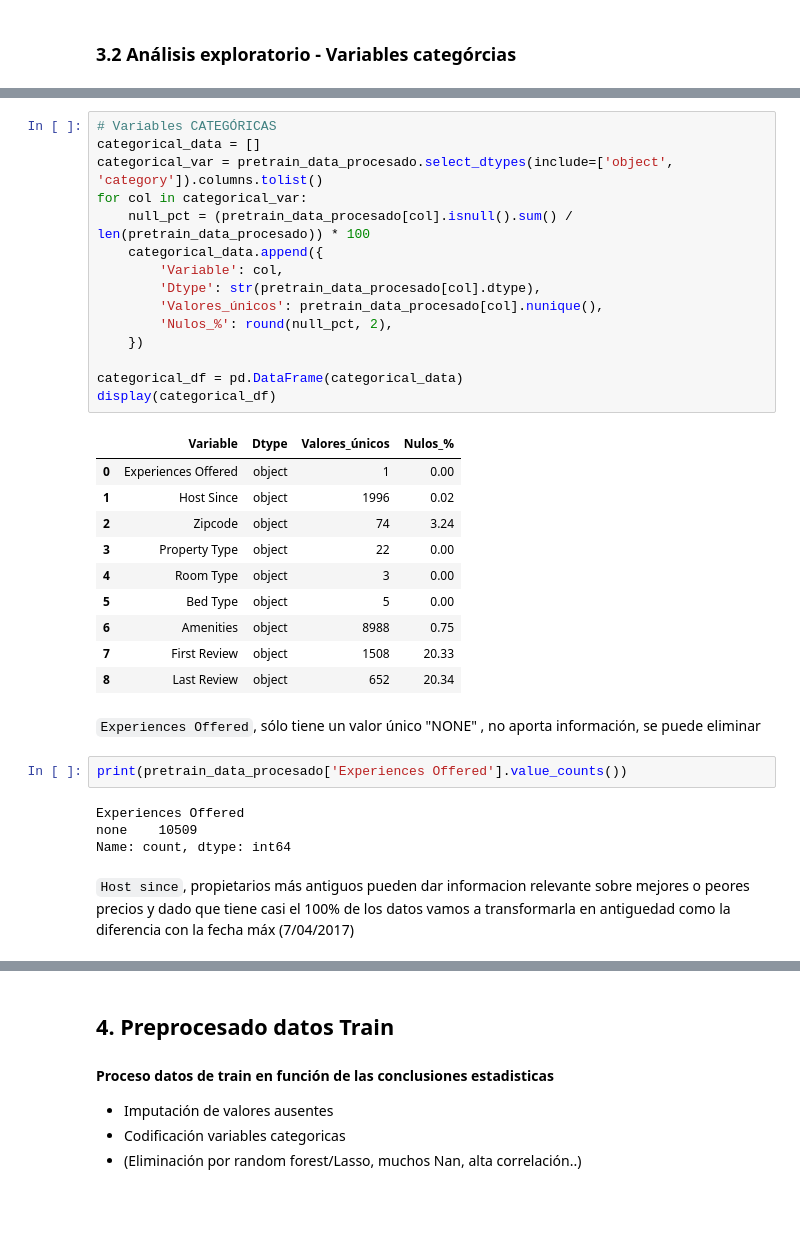
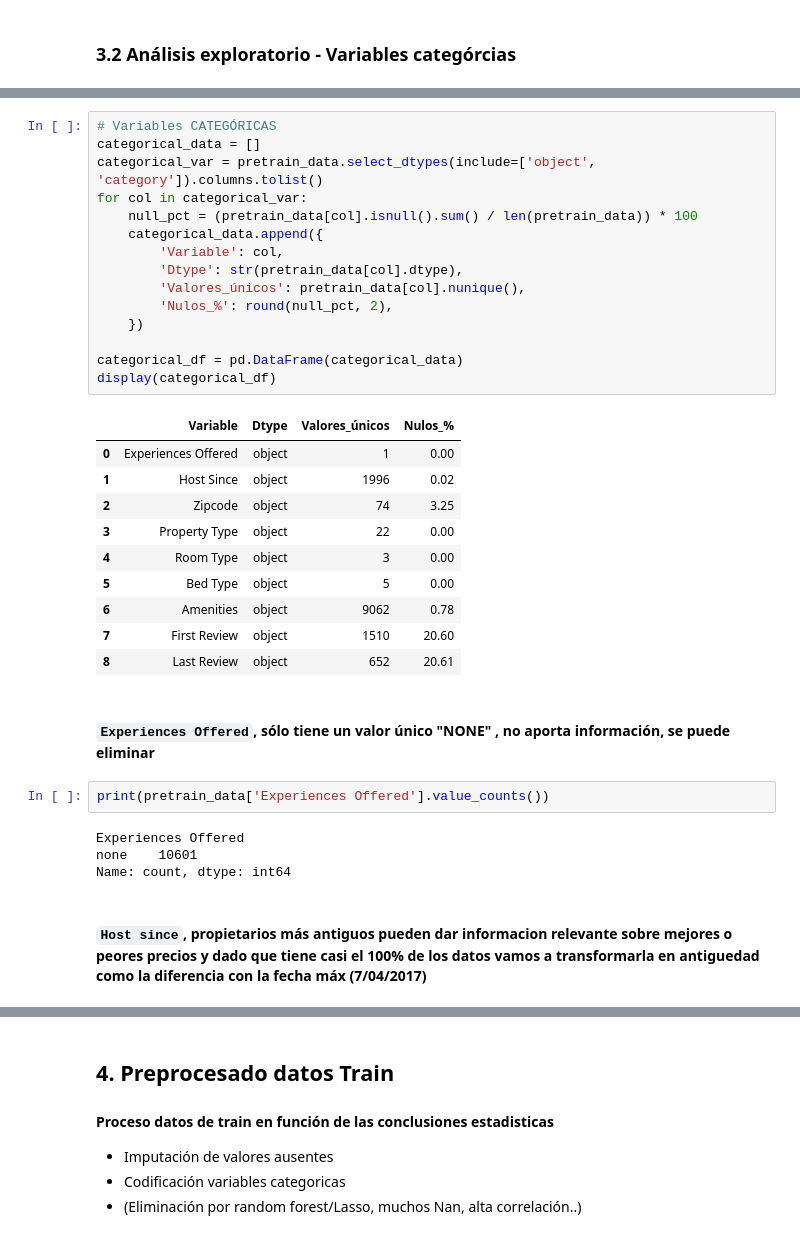
Before and after one commit to mariaeugenia-alvarez/hands-on-coding-machine-learning-project, a Jupyter notebook: ml-airbnb.ipynb, the cells around one changed output, grey strips where cells are left out. Saved outputs shown, nothing was run; the diff lists cells and outputs as text; blank space fills up the shorter version.

```diff
--- a/ml-airbnb.ipynb
+++ b/ml-airbnb.ipynb
@@ -572,36 +425,36 @@ Var categoricas:
 # %%
 # Variables CATEGÓRICAS
 categorical_data = []
-categorical_var = pretrain_data_procesado.select_dtypes(include=['object', 'category']).columns.tolist()
+categorical_var = pretrain_data.select_dtypes(include=['object', 'category']).columns.tolist()
 for col in categorical_var:
-    null_pct = (pretrain_data_procesado[col].isnull().sum() / len(pretrain_data_procesado)) * 100
+    null_pct = (pretrain_data[col].isnull().sum() / len(pretrain_data)) * 100
     categorical_data.append({
         'Variable': col,
-        'Dtype': str(pretrain_data_procesado[col].dtype),
-        'Valores_únicos': pretrain_data_procesado[col].nunique(),
+        'Dtype': str(pretrain_data[col].dtype),
+        'Valores_únicos': pretrain_data[col].nunique(),
         'Nulos_%': round(null_pct, 2),
     })
 
 categorical_df = pd.DataFrame(categorical_data)
 display(categorical_df)
 # %% [output]
 |  | Variable | Dtype | Valores_únicos | Nulos_% |
 | 0 | Experiences Offered | object | 1 | 0.00 |
 | 1 | Host Since | object | 1996 | 0.02 |
-| 2 | Zipcode | object | 74 | 3.24 |
+| 2 | Zipcode | object | 74 | 3.25 |
 | 3 | Property Type | object | 22 | 0.00 |
 | 4 | Room Type | object | 3 | 0.00 |
 | 5 | Bed Type | object | 5 | 0.00 |
-| 6 | Amenities | object | 8988 | 0.75 |
-| 7 | First Review | object | 1508 | 20.33 |
-| 8 | Last Review | object | 652 | 20.34 |
+| 6 | Amenities | object | 9062 | 0.78 |
+| 7 | First Review | object | 1510 | 20.60 |
+| 8 | Last Review | object | 652 | 20.61 |
 # %% [markdown]
-`Experiences Offered`, sólo tiene un valor único "NONE" , no aporta información, se puede eliminar
+#### `Experiences Offered`, sólo tiene un valor único "NONE" , no aporta información, se puede eliminar
 # %%
-print(pretrain_data_procesado['Experiences Offered'].value_counts())
+print(pretrain_data['Experiences Offered'].value_counts())
 # %% [output]
 Experiences Offered
-none    10509
+none    10601
 Name: count, dtype: int64
 # %% [markdown]
-`Host since`, propietarios más antiguos pueden dar informacion relevante sobre mejores o peores precios y dado que tiene casi el 100% de los datos vamos a transformarla en antiguedad como la diferencia con la fecha máx (7/04/2017)
+#### `Host since`, propietarios más antiguos pueden dar informacion relevante sobre mejores o peores precios y dado que tiene casi el 100% de los datos vamos a transformarla en antiguedad como la diferencia con la fecha máx (7/04/2017)
```
Also changed, not shown: parts of 65 cells of this notebook.
